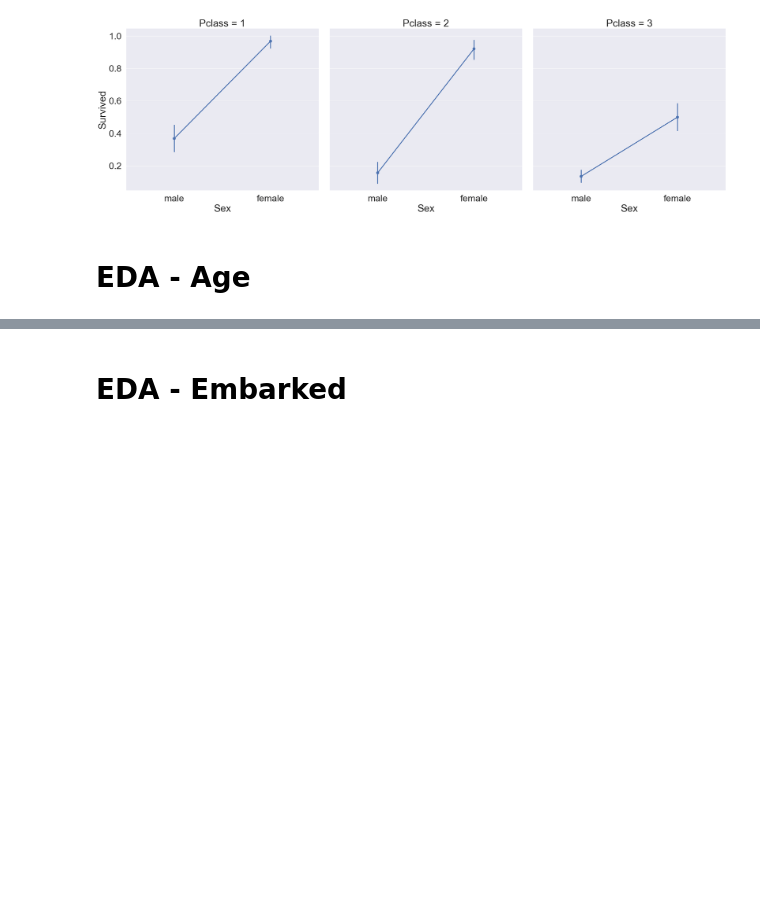
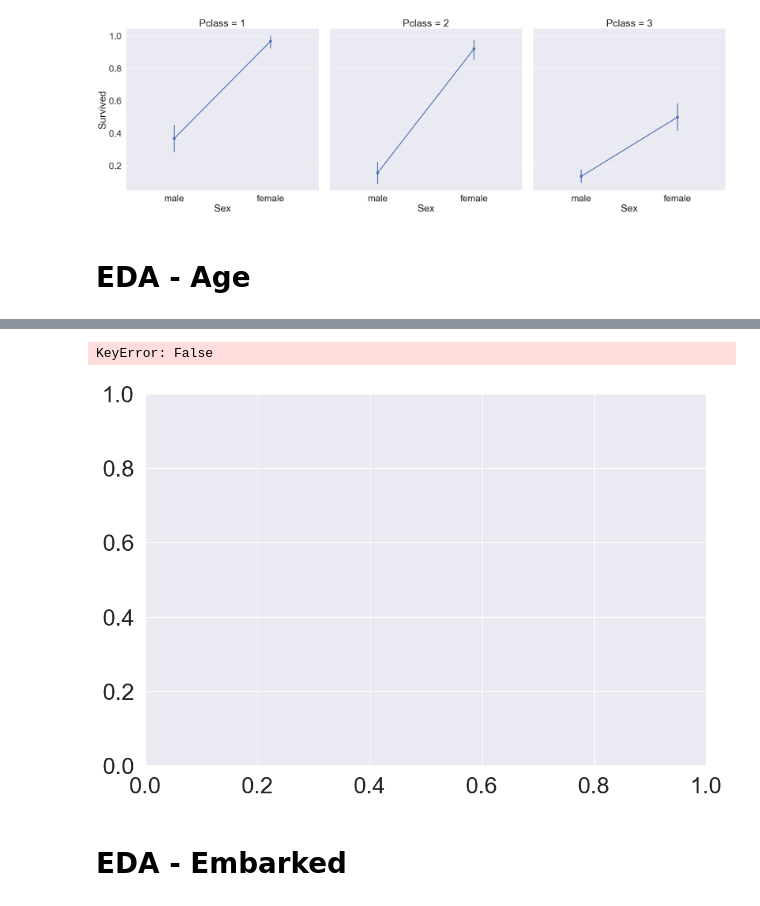
Before and after one commit to JW-Namsta/Kaggle_Study, a Jupyter notebook: Titanic/Titianic_copy_1.ipynb, the cells around one changed output, grey strips where cells are left out. Cells and saved outputs as stored; diff of their text form; code cells hidden in the pictures; blank space fills up the shorter version.

```diff
--- a/Titanic/Titianic_copy_1.ipynb
+++ b/Titanic/Titianic_copy_1.ipynb
@@ -166,3 +184,11 @@ sns.factorplot('Sex','Survived',data=df_train,col='Pclass',aspect=1,saturation=5
+# %%
+f,ax = plt.subplots(1,1,figsize=(12,8))
+for pclass in range(1,4) :
+    sns.kdeplot(df_train[df_train['Pclass'==pclass]]['Age'],data=df_train,hue='Pclass',ax=ax)
+ax.set_title('Age distribution within Pclasses')
+# %% [output]
+KeyError: False
+[figure, added]
 # %% [markdown]
 # EDA - Embarked
 # %% [markdown]
```
Also changed, not shown: parts of 2 cells of this notebook, 1 other file.
